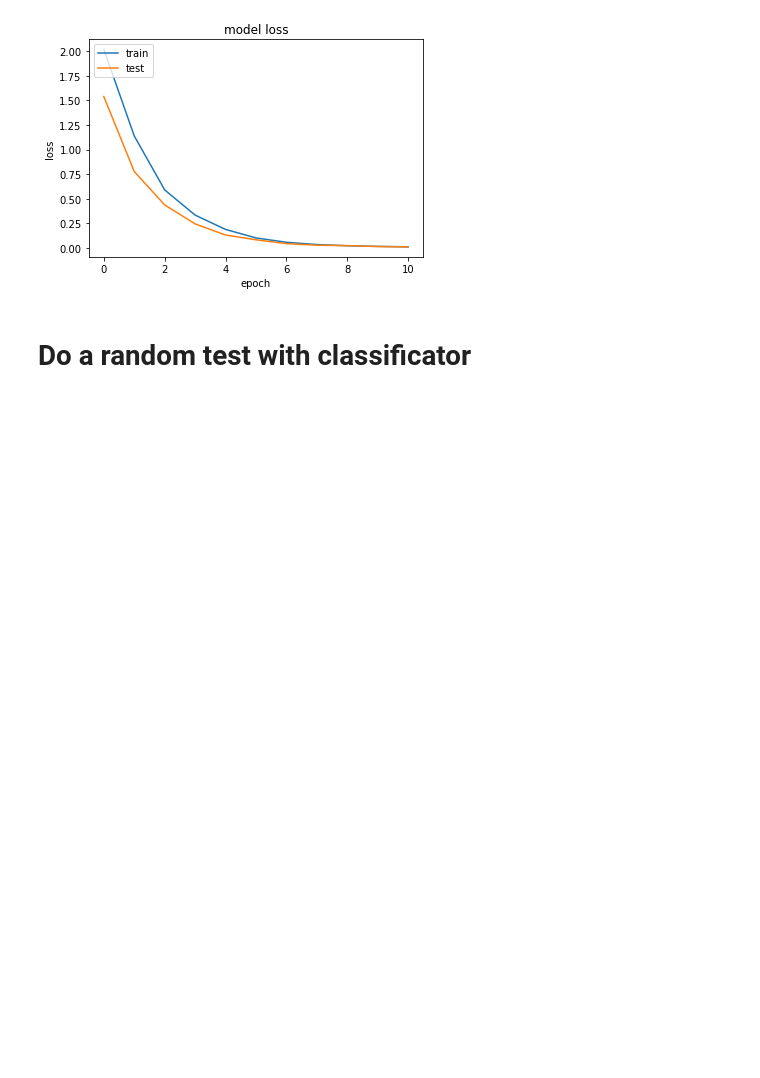
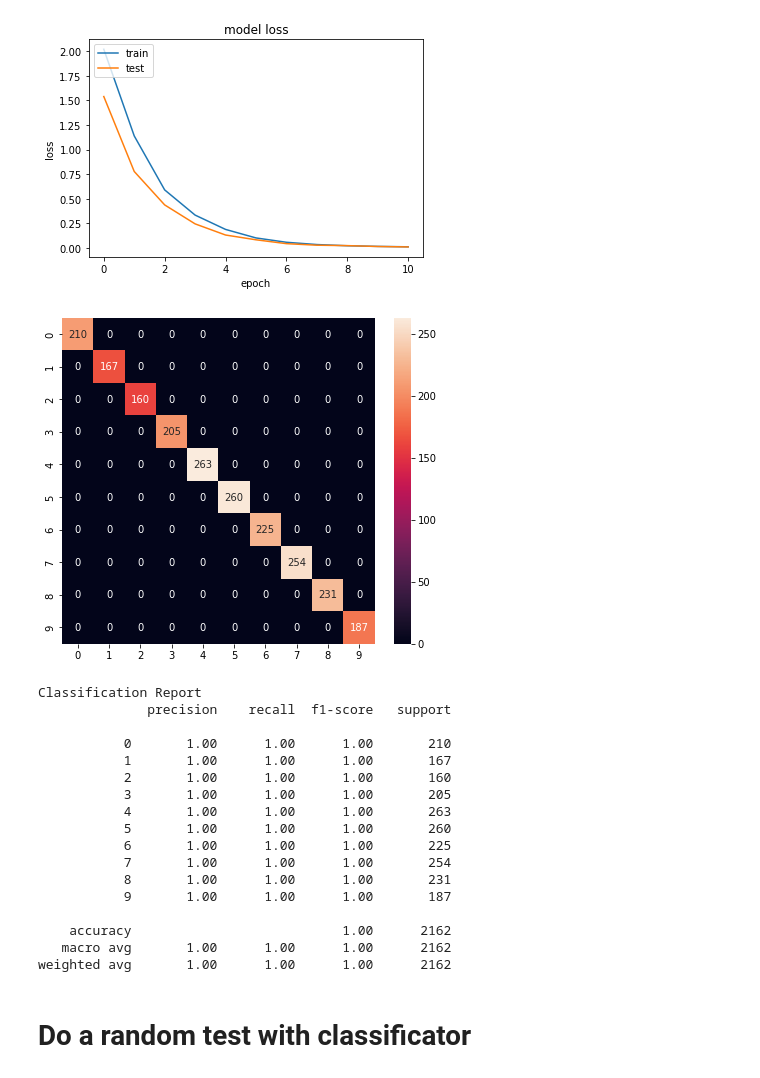
Before and after one commit to Catalinos/DJI_Tello-Hand-Gesture-Recognition, a Jupyter notebook: dataPreprocessing.ipynb, the cells around one changed output. Cells and saved outputs as stored; diff of their text form; code cells hidden in the pictures; blank space fills up the shorter version.

```diff
--- a/dataPreprocessing.ipynb
+++ b/dataPreprocessing.ipynb
@@ -101,6 +113,27 @@ neural.plot_model_acuracy()
 neural.plot_model_loss()
 # %% [output]
 [figure]
+# %%
+neural.plot_confusion_matrix()
+# %% [output]
+[figure, added]
+Classification Report
+              precision    recall  f1-score   support
+
+           0       1.00      1.00      1.00       210
+           1       1.00      1.00      1.00       167
+           2       1.00      1.00      1.00       160
+           3       1.00      1.00      1.00       205
+           4       1.00      1.00      1.00       263
+           5       1.00      1.00      1.00       260
+           6       1.00      1.00      1.00       225
+           7       1.00      1.00      1.00       254
+           8       1.00      1.00      1.00       231
+           9       1.00      1.00      1.00       187
+
+    accuracy                           1.00      2162
+   macro avg       1.00      1.00      1.00      2162
+weighted avg       1.00      1.00      1.00      2162
 # %% [markdown]
 # Do a random test with classificator
 # %%
```
Also changed, not shown: parts of 3 cells of this notebook, 4 other files.
